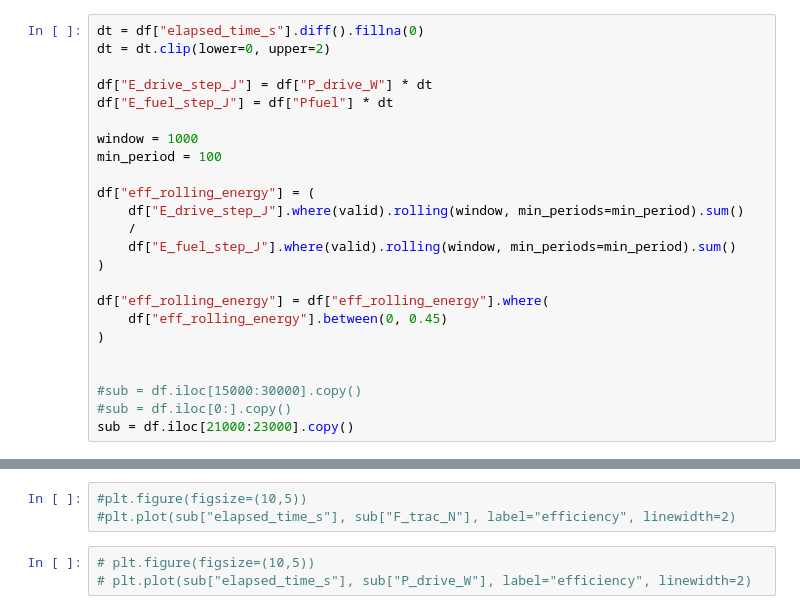
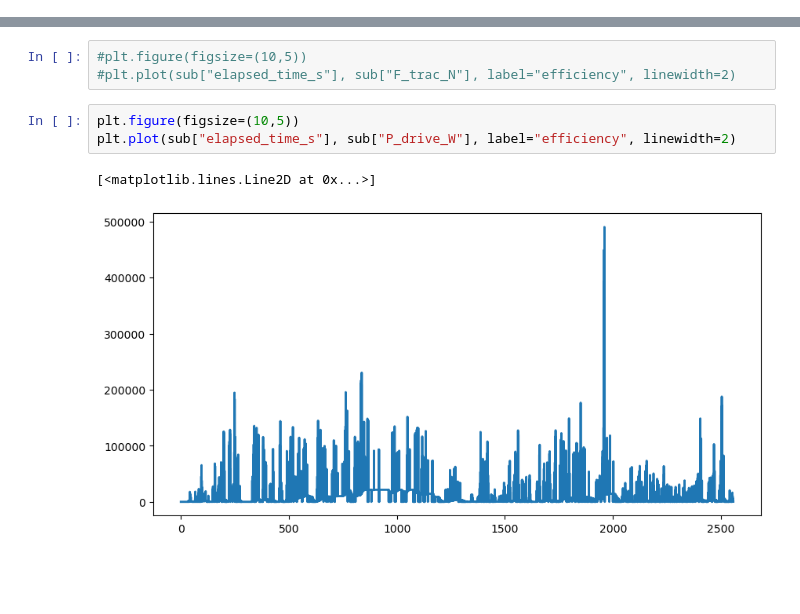
Before and after one commit to HarryHuckstep/DriveSim-AI-Lboro-Group, a Jupyter notebook: tests_notebooks/chemical_efficiency_source.ipynb, the cells around one changed output, grey strips where cells are left out. Cells and saved outputs as stored; diff of their text form; blank space fills up the shorter version.

```diff
--- a/tests_notebooks/chemical_efficiency_source.ipynb
+++ b/tests_notebooks/chemical_efficiency_source.ipynb
@@ -190,24 +61,0 @@ print(mean_value)
-# %%
-dt = df["elapsed_time_s"].diff().fillna(0)
-dt = dt.clip(lower=0, upper=2)
-
-df["E_drive_step_J"] = df["P_drive_W"] * dt
-df["E_fuel_step_J"] = df["Pfuel"] * dt
-
-window = 1000
-min_period = 100
-
-df["eff_rolling_energy"] = (
-    df["E_drive_step_J"].where(valid).rolling(window, min_periods=min_period).sum()
-    /
-    df["E_fuel_step_J"].where(valid).rolling(window, min_periods=min_period).sum()
-)
-
-df["eff_rolling_energy"] = df["eff_rolling_energy"].where(
-    df["eff_rolling_energy"].between(0, 0.45)
-)
-
-
-#sub = df.iloc[15000:30000].copy()
-#sub = df.iloc[0:].copy()
-sub = df.iloc[21000:23000].copy()
@@ -265,6 +63,9 @@ trip_efficiency
 #plt.figure(figsize=(10,5))
 #plt.plot(sub["elapsed_time_s"], sub["F_trac_N"], label="efficiency", linewidth=2)
 # %%
-# plt.figure(figsize=(10,5))
-# plt.plot(sub["elapsed_time_s"], sub["P_drive_W"], label="efficiency", linewidth=2)
+plt.figure(figsize=(10,5))
+plt.plot(sub["elapsed_time_s"], sub["P_drive_W"], label="efficiency", linewidth=2)
+# %% [output]
+[<matplotlib.lines.Line2D at 0x...>]
+[figure, added]
 # %%
```
Also changed, not shown: parts of 23 cells of this notebook, 6 other files.
